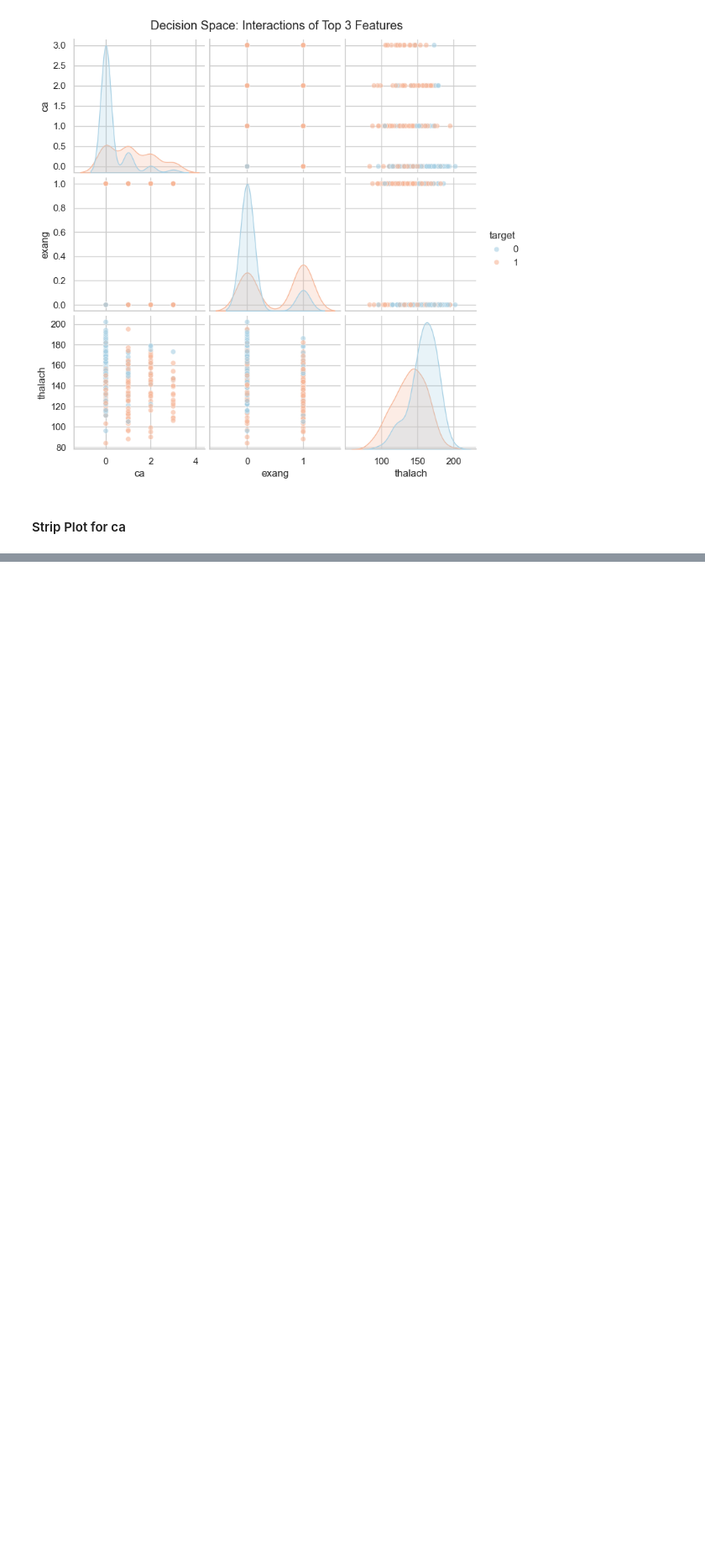
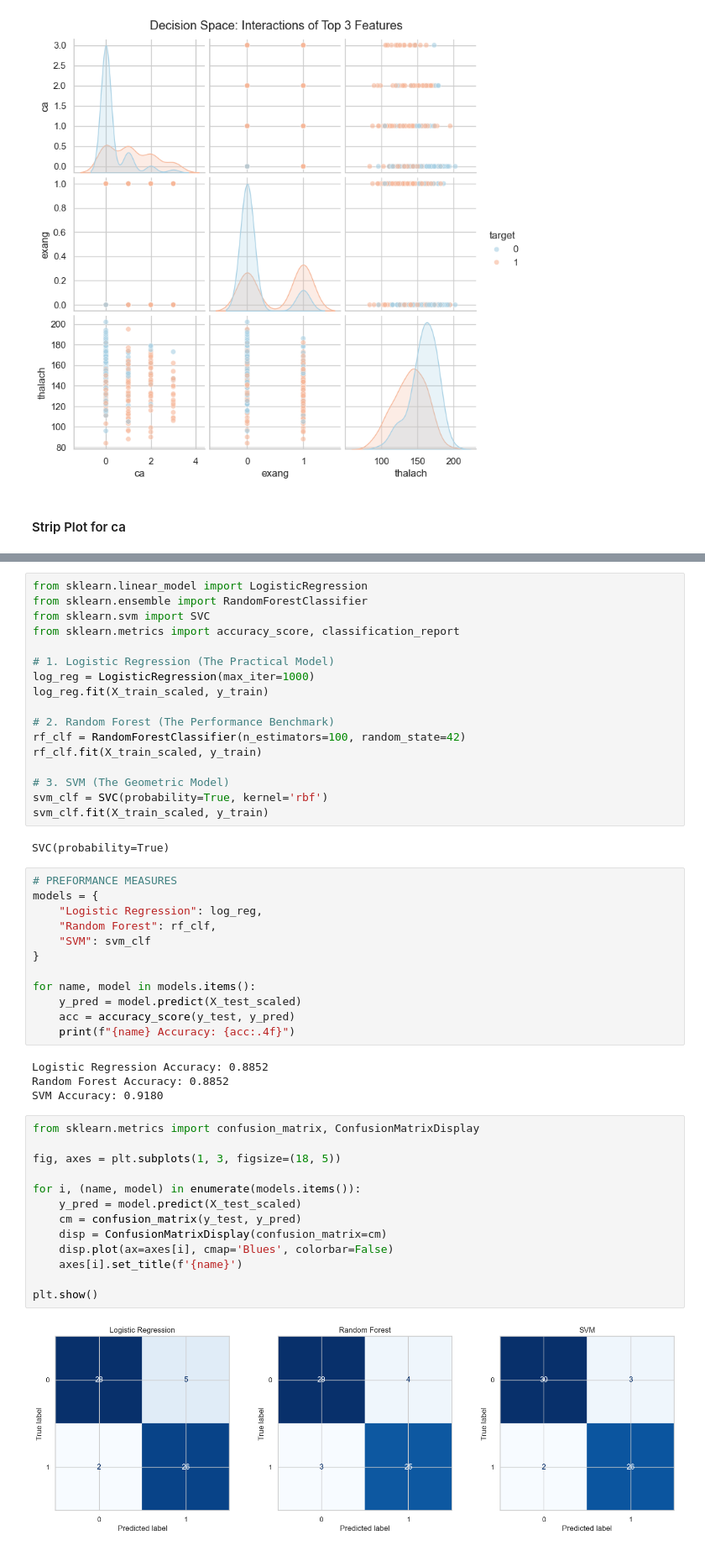
Before and after one commit to AFD03/ECS171_team9_proj, a Jupyter notebook: ECS171_Proj_Main.ipynb, the cells around one changed output, grey strips where cells are left out. Shown at 84% size. Cells and saved outputs as stored; diff of their text form; blank space fills up the shorter version.

```diff
--- a/ECS171_Proj_Main.ipynb
+++ b/ECS171_Proj_Main.ipynb
@@ -481,0 +501,50 @@ plt.show()
+# %%
+from sklearn.linear_model import LogisticRegression
+from sklearn.ensemble import RandomForestClassifier
+from sklearn.svm import SVC
+from sklearn.metrics import accuracy_score, classification_report
+
+# 1. Logistic Regression (The Practical Model)
+log_reg = LogisticRegression(max_iter=1000)
+log_reg.fit(X_train_scaled, y_train)
+
+# 2. Random Forest (The Performance Benchmark)
+rf_clf = RandomForestClassifier(n_estimators=100, random_state=42)
+rf_clf.fit(X_train_scaled, y_train)
+
+# 3. SVM (The Geometric Model)
+svm_clf = SVC(probability=True, kernel='rbf')
+svm_clf.fit(X_train_scaled, y_train)
+# %% [output]
+SVC(probability=True)
+# %%
+# PREFORMANCE MEASURES
+models = {
+    "Logistic Regression": log_reg,
+    "Random Forest": rf_clf,
+    "SVM": svm_clf
+}
+
+for name, model in models.items():
+    y_pred = model.predict(X_test_scaled)
+    acc = accuracy_score(y_test, y_pred)
+    print(f"{name} Accuracy: {acc:.4f}")
+# %% [output]
+Logistic Regression Accuracy: 0.8852
+Random Forest Accuracy: 0.8852
+SVM Accuracy: 0.9180
+# %%
+from sklearn.metrics import confusion_matrix, ConfusionMatrixDisplay
+
+fig, axes = plt.subplots(1, 3, figsize=(18, 5))
+
+for i, (name, model) in enumerate(models.items()):
+    y_pred = model.predict(X_test_scaled)
+    cm = confusion_matrix(y_test, y_pred)
+    disp = ConfusionMatrixDisplay(confusion_matrix=cm)
+    disp.plot(ax=axes[i], cmap='Blues', colorbar=False)
+    axes[i].set_title(f'{name}')
+
+plt.show()
+# %% [output]
+[figure, added]
```
Also changed, not shown: parts of 5 cells of this notebook.
